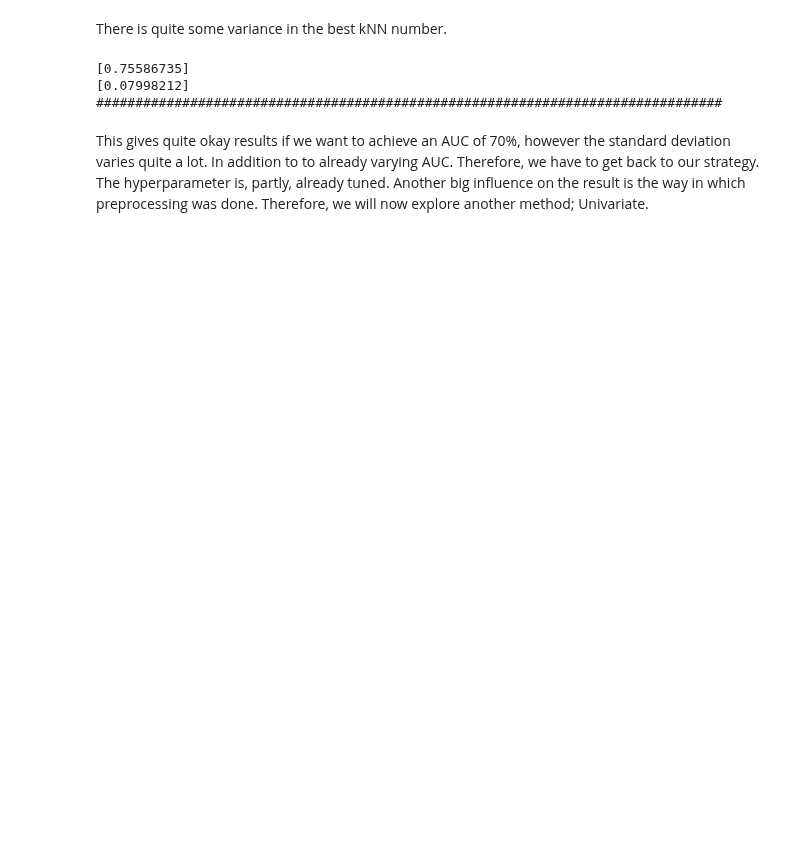
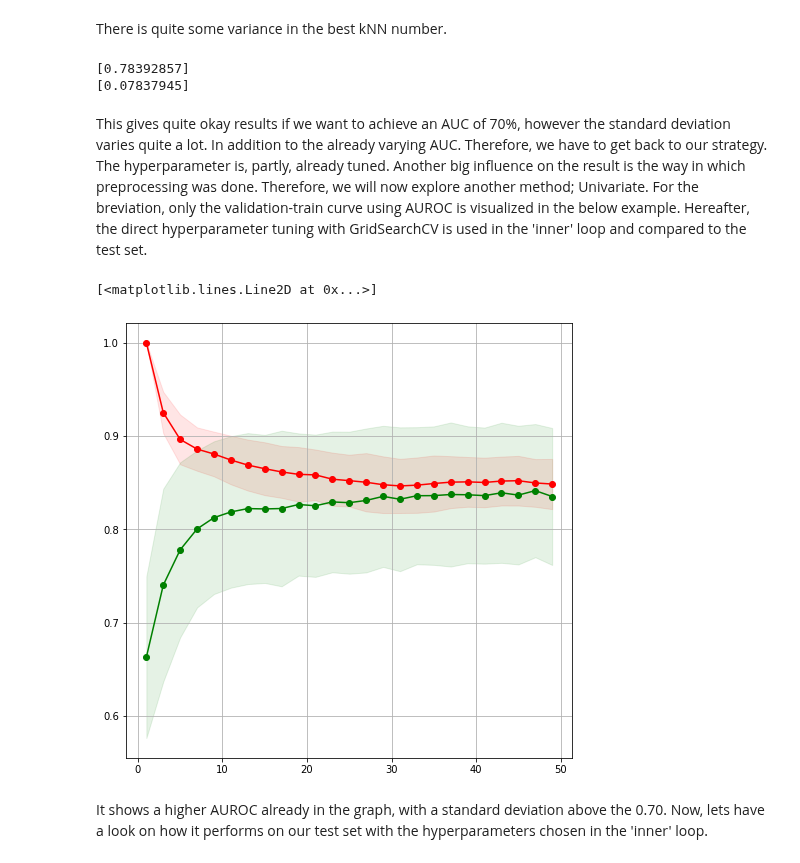
Before and after one commit to puckgroen/TM10007_PROJECT, a Jupyter notebook: assignment_knn.ipynb, the cells around one changed output. Drawn from its saved outputs; the diff is of its cells as text; code cells hidden in the pictures; blank space fills up the shorter version.

```diff
--- a/assignment_knn.ipynb
+++ b/assignment_knn.ipynb
@@ -282,7 +282,7 @@ clf_knn = neighbors.KNeighborsClassifier()
 
 # Specify the search range, this could be multiple parameters for more complex classifiers
 parameters = {
-    "n_neighbors": list(range(1, 26, 2))
+    "n_neighbors": list(range(1, 50, 2))
 }
 cv_4fold = model_selection.StratifiedKFold(n_splits=4, shuffle=True)
 grid_search = model_selection.GridSearchCV(clf_knn, parameters, cv=cv_4fold, scoring='roc_auc')
@@ -330,13 +330,78 @@ test_scores_mean = all_test.mean(axis=0)
 test_scores_std = all_test.std(axis=0)
 print(test_scores_mean)
 print(test_scores_std)
-print('#'*80)
 # %% [output]
-[0.75586735]
-[0.07998212]
-################################################################################
+[0.78392857]
+[0.07837945]
 # %% [markdown]
-This gives quite okay results if we want to achieve an AUC of 70%, however the standard deviation varies quite a lot. In addition to to already varying AUC. Therefore, we have to get back to our strategy. The hyperparameter is, partly, already tuned. Another big influence on the result is the way in which preprocessing was done. Therefore, we will now explore another method; Univariate.
+This gives quite okay results if we want to achieve an AUC of 70%, however the standard deviation varies quite a lot. In addition to the already varying AUC. Therefore, we have to get back to our strategy. The hyperparameter is, partly, already tuned. Another big influence on the result is the way in which preprocessing was done. Therefore, we will now explore another method; Univariate. For the breviation, only the validation-train curve using AUROC is visualized in the below example. Hereafter, the direct hyperparameter tuning with GridSearchCV is used in the 'inner' loop and compared to the test set.
+# %%
+# AUROC of different values for K in kNN, on the validation-training set.
+
+cv_4fold = model_selection.StratifiedKFold(n_splits=4, shuffle=True)
+
+k_list = list(range(1, 50, 2))
+all_train = []
+all_test = []
+for _ in range(0,20):
+    for training_index, validation_index in cv_4fold.split(split_X_train, split_y_train):
+        train_scores = []
+        test_scores = []
+        X_validation = split_X_train.iloc[validation_index]
+        y_validation = split_y_train[validation_index]
+        X_train = split_X_train.iloc[training_index]
+        y_train = split_y_train[training_index]
+
+        # Preprocessing using PCA
+        X_train_pca, X_validation_pca = data_preprocessing_Uni(X_train, y_train, X_validation, y_validation)
+
+        for k in k_list:
+            clf_knn = neighbors.KNeighborsClassifier(n_neighbors=k)
+            clf_knn.fit(X_train_pca, y_train)
+
+            # Test the classifier on the training data and plot
+            train_proba = clf_knn.predict_proba(X_train_pca)[:, 1]
+            test_proba = clf_knn.predict_proba(X_validation_pca)[:, 1]
+
+            score_train = metrics.roc_auc_score(y_train, train_proba)
+            score_test = metrics.roc_auc_score(y_validation, test_proba)
+
+
+            train_scores.append(score_train)
+            test_scores.append(score_test)
+
+        all_train.append(train_scores)
+        all_test.append(test_scores)
+
+# Create numpy array of scores and calculate the mean and std
+all_train = np.array(all_train)
+all_test = np.array(all_test)
+
+train_scores_mean = all_train.mean(axis=0)
+train_scores_std = all_train.std(axis=0)
+
+test_scores_mean = all_test.mean(axis=0)
+test_scores_std = all_test.std(axis=0)
+
+# Plot the mean scores and the std as shading
+fig = plt.figure(figsize=(8,8))
+ax = fig.add_subplot(111)
+ax.grid()
+ax.fill_between(k_list, train_scores_mean - train_scores_std,
+                     train_scores_mean + train_scores_std, alpha=0.1,
+                     color="r")
+ax.fill_between(k_list, test_scores_mean - test_scores_std,
+                     test_scores_mean + test_scores_std, alpha=0.1,
+                     color="g")
+ax.plot(k_list, train_scores_mean, 'o-', color="r",
+        label="Training score")
+ax.plot(k_list, test_scores_mean, 'o-', color="g",
+        label="Test score")
+# %% [output]
+[<matplotlib.lines.Line2D at 0x...>]
+[figure, added]
+# %% [markdown]
+It shows a higher AUROC already in the graph, with a standard deviation above the 0.70. Now, lets have a look on how it performs on our test set with the hyperparameters chosen in the 'inner' loop.
 # %%
 
 clf_knn = neighbors.KNeighborsClassifier()
```
Also changed, not shown: parts of 4 cells of this notebook.
